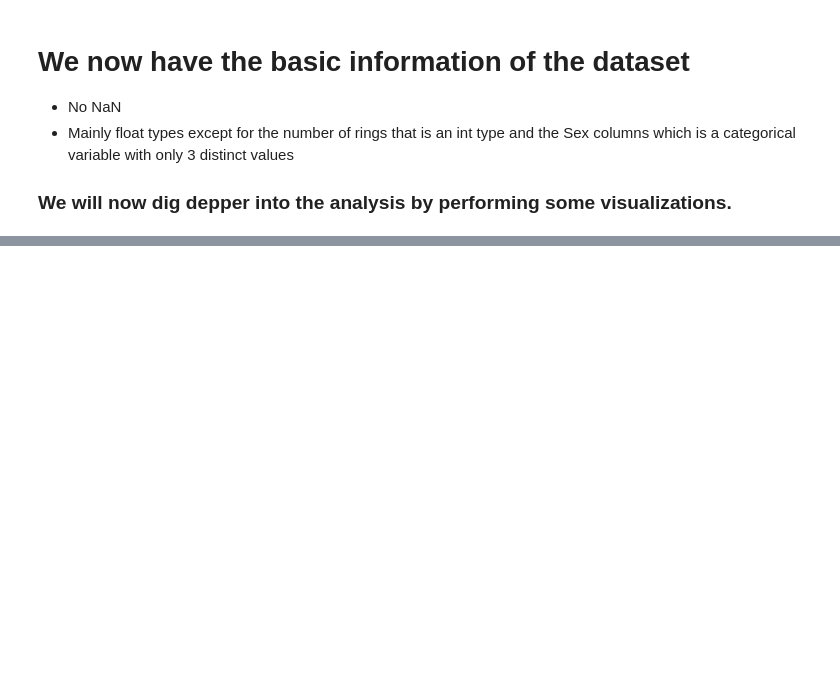
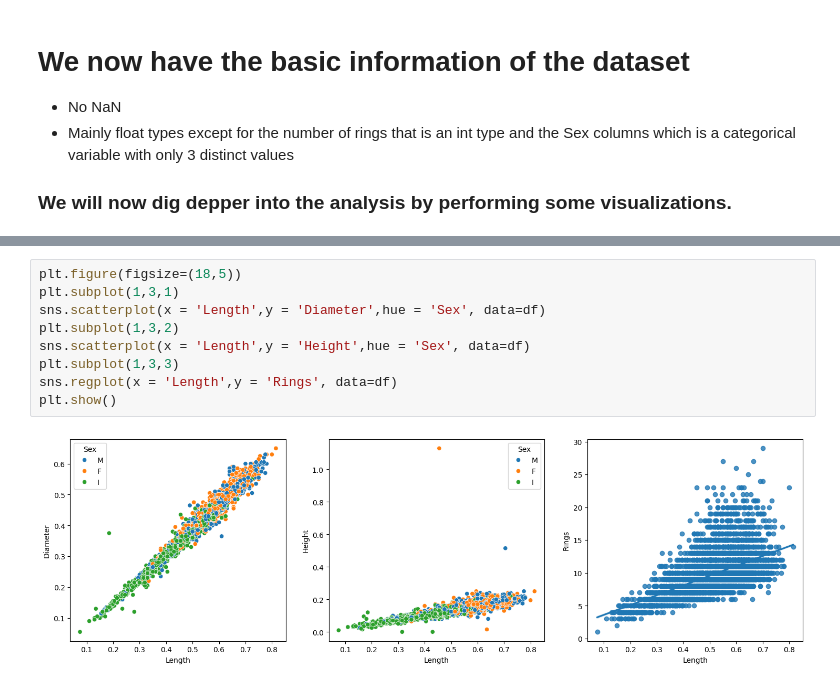
Before and after one commit to AgoCem/Abalone_Age_Prediction, a Jupyter notebook: research/01_Exploratory_Data_Analysis.ipynb, the cells around one changed output, grey strips where cells are left out. Drawn from its saved outputs; the diff is of its cells as text; blank space fills up the shorter version.

```diff
--- a/research/01_Exploratory_Data_Analysis.ipynb
+++ b/research/01_Exploratory_Data_Analysis.ipynb
@@ -78,0 +118,11 @@ The column 'Sex' is a Categorical variable and has 3 unique values that are ['M'
+# %%
+plt.figure(figsize=(18,5))
+plt.subplot(1,3,1)
+sns.scatterplot(x = 'Length',y = 'Diameter',hue = 'Sex', data=df)
+plt.subplot(1,3,2)
+sns.scatterplot(x = 'Length',y = 'Height',hue = 'Sex', data=df)
+plt.subplot(1,3,3)
+sns.regplot(x = 'Length',y = 'Rings', data=df)
+plt.show()
+# %% [output]
+[figure, added]
```
Also changed, not shown: parts of 16 cells of this notebook, 8 other files.
